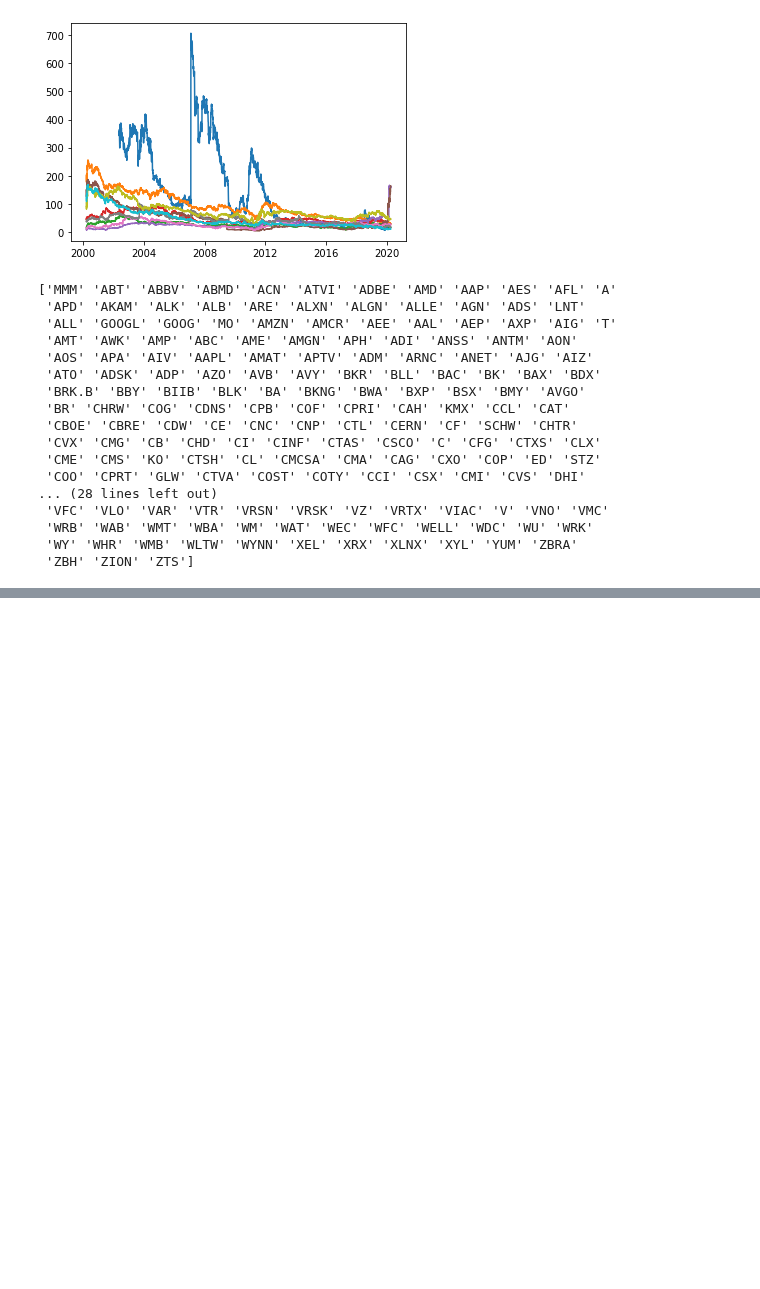
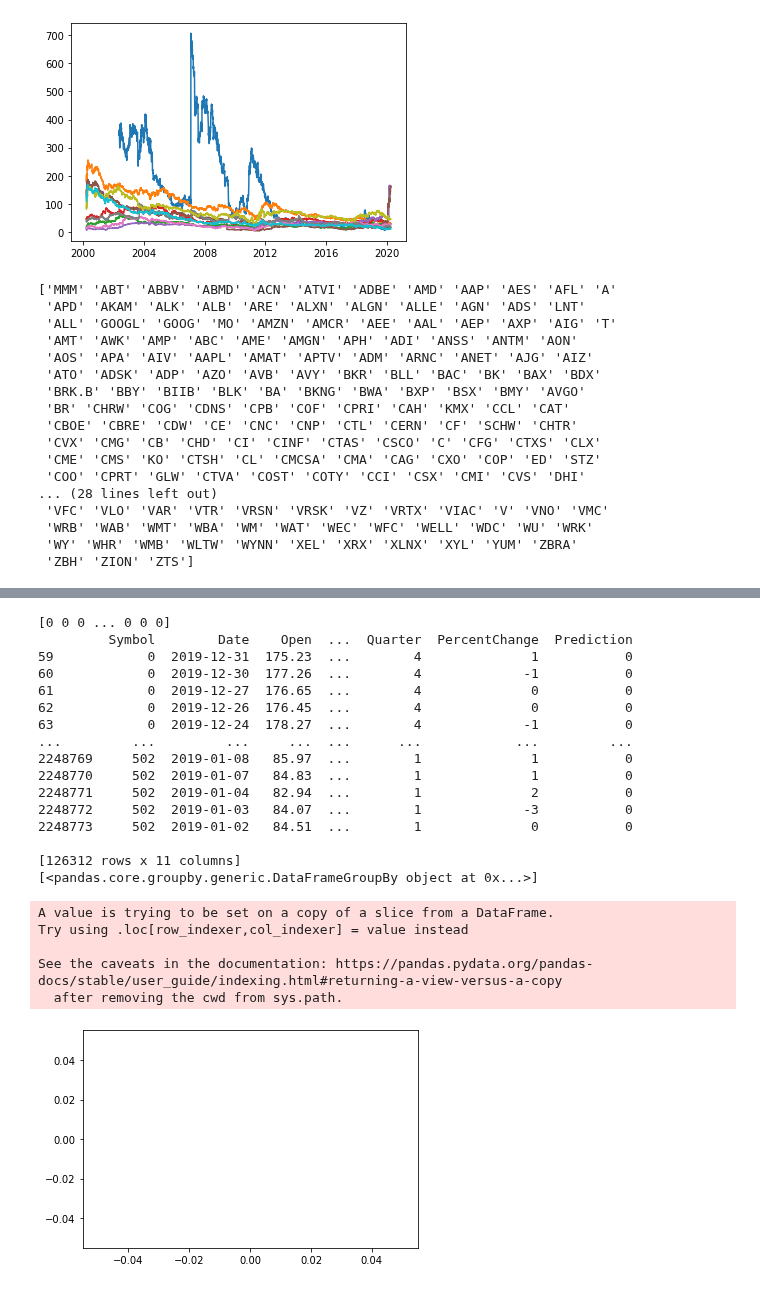
Before and after one commit to CAP4770-group9-project/final-project, a Jupyter notebook: classical_portfolio_optimization.ipynb, the cells around one changed output, grey strips where cells are left out. Saved outputs shown, nothing was run; the diff lists cells and outputs as text; code cells hidden in the pictures; blank space fills up the shorter version.

```diff
--- a/classical_portfolio_optimization.ipynb
+++ b/classical_portfolio_optimization.ipynb
@@ -318,21 +319,21 @@ modelRF = RandomForestClassifier().fit(df_train.drop(['Profitable'], axis=1), df
 # %%
 from sklearn.metrics import confusion_matrix
 
-score1 = modelNB.score(df_test.drop(['Profitable'], axis=1), df_test['Profitable'])
-pred1 = modelNB.predict(df_test.drop(['Profitable'], axis=1))
-cm1 = confusion_matrix(df_test['Profitable'], pred1, modelNB.classes_)
-print(score1)
-print(cm1)
+#score1 = modelNB.score(df_test.drop(['PercentChange'], axis=1), df_test['PercentChange'])
+#pred1 = modelNB.predict(df_test.drop(['PercentChange'], axis=1))
+#cm1 = confusion_matrix(df_test['PercentChange'], pred1, modelNB.classes_)
+#print(score1)
+#print(cm1)
 
-score2 = modelDT.score(df_test.drop(['Profitable'], axis=1), df_test['Profitable'])
-pred2 = modelDT.predict(df_test.drop(['Profitable'], axis=1))
-cm2 = confusion_matrix(df_test['Profitable'], pred2, modelDT.classes_)
-print(score2)
-print(cm2)
+#score2 = modelDT.score(df_test.drop(['PercentChange'], axis=1), df_test['PercentChange'])
+#pred2 = modelDT.predict(df_test.drop(['PercentChange'], axis=1))
+#cm2 = confusion_matrix(df_test['PercentChange'], pred2, modelDT.classes_)
+#print(score2)
+#print(cm2)
 
-score3 = modelRF.score(df_test.drop(['Profitable'], axis=1), df_test['Profitable'])
-pred3 = modelRF.predict(df_test.drop(['Profitable'], axis=1))
-cm3 = confusion_matrix(df_test['Profitable'], pred3, modelRF.classes_)
+score3 = modelRF.score(df_test.drop(['PercentChange'], axis=1), df_test['PercentChange'])
+pred3 = modelRF.predict(df_test.drop(['PercentChange'], axis=1))
+cm3 = confusion_matrix(df_test['PercentChange'], pred3, modelRF.classes_)
 print(score3)
 print(cm3)
 
@@ -349,0 +350,42 @@ print(cm3)
+# %%
+print(pred3)
+
+df_test_show = testData
+df_test_show['Prediction'] = pred3
+
+print(df_test_show)
+
+grouped_day_stocks = []
+grouped_day = []
+plt.figure()
+#len(availableStocks)
+for i in range(0, 1):
+  grouped_day_stocks.append(df_test_show[df_test_show['Symbol'] == availableStocks[i]])
+  grouped_day.append(grouped_day_stocks[i].groupby(lambda x: grouped_day_stocks[i]['DateTime'][x]))
+print(grouped_day);
+for j in range(0, 1):
+  plt.plot(grouped_day[j].size().index, grouped_day_stocks[j]['PercentChange'], grouped_day[j].size().index, grouped_day_stocks[j]['Prediction'])
+plt.show()
+# %% [output]
+[0 0 0 ... 0 0 0]
+         Symbol        Date    Open  ...  Quarter  PercentChange  Prediction
+59            0  2019-12-31  175.23  ...        4              1           0
+60            0  2019-12-30  177.26  ...        4             -1           0
+61            0  2019-12-27  176.65  ...        4              0           0
+62            0  2019-12-26  176.45  ...        4              0           0
+63            0  2019-12-24  178.27  ...        4             -1           0
+...         ...         ...     ...  ...      ...            ...         ...
+2248769     502  2019-01-08   85.97  ...        1              1           0
+2248770     502  2019-01-07   84.83  ...        1              1           0
+2248771     502  2019-01-04   82.94  ...        1              2           0
+2248772     502  2019-01-03   84.07  ...        1             -3           0
+2248773     502  2019-01-02   84.51  ...        1              0           0
+
+[126312 rows x 11 columns]
+[<pandas.core.groupby.generic.DataFrameGroupBy object at 0x...>]
+A value is trying to be set on a copy of a slice from a DataFrame.
+Try using .loc[row_indexer,col_indexer] = value instead
+
+See the caveats in the documentation: https://pandas.pydata.org/pandas-docs/stable/user_guide/indexing.html#returning-a-view-versus-a-copy
+  after removing the cwd from sys.path.
+[figure, added]
```
Also changed, not shown: parts of 7 cells of this notebook.
